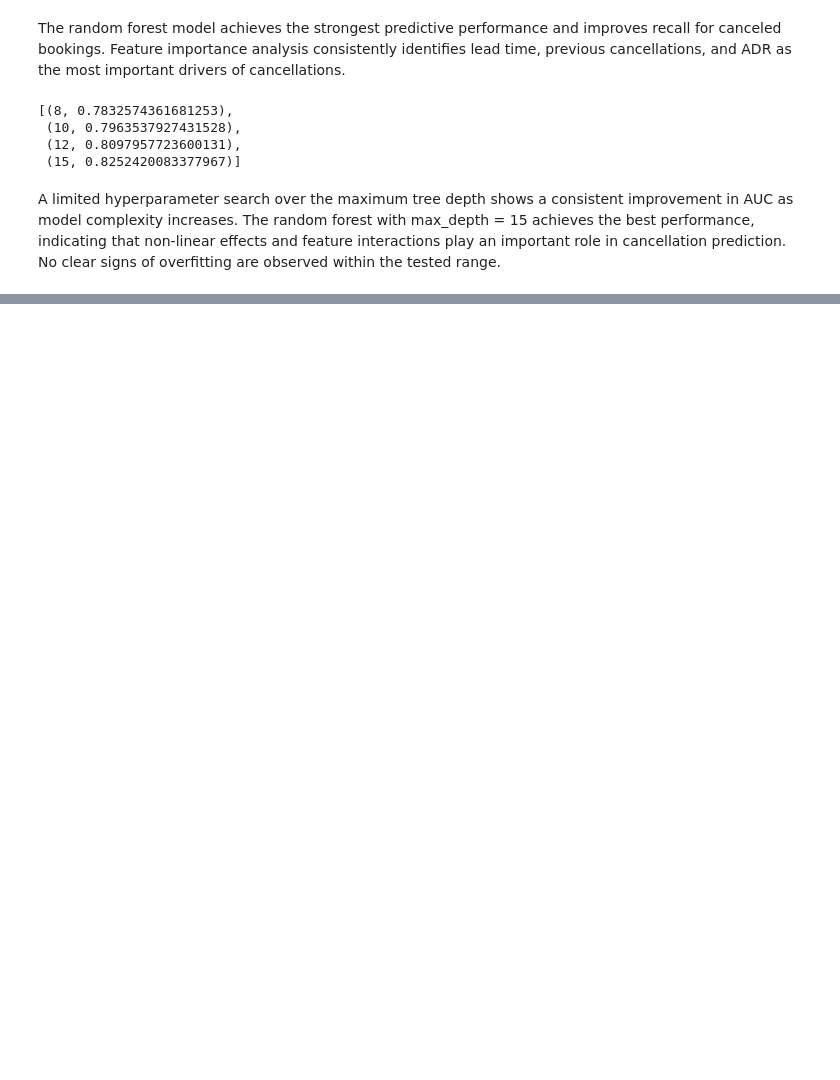
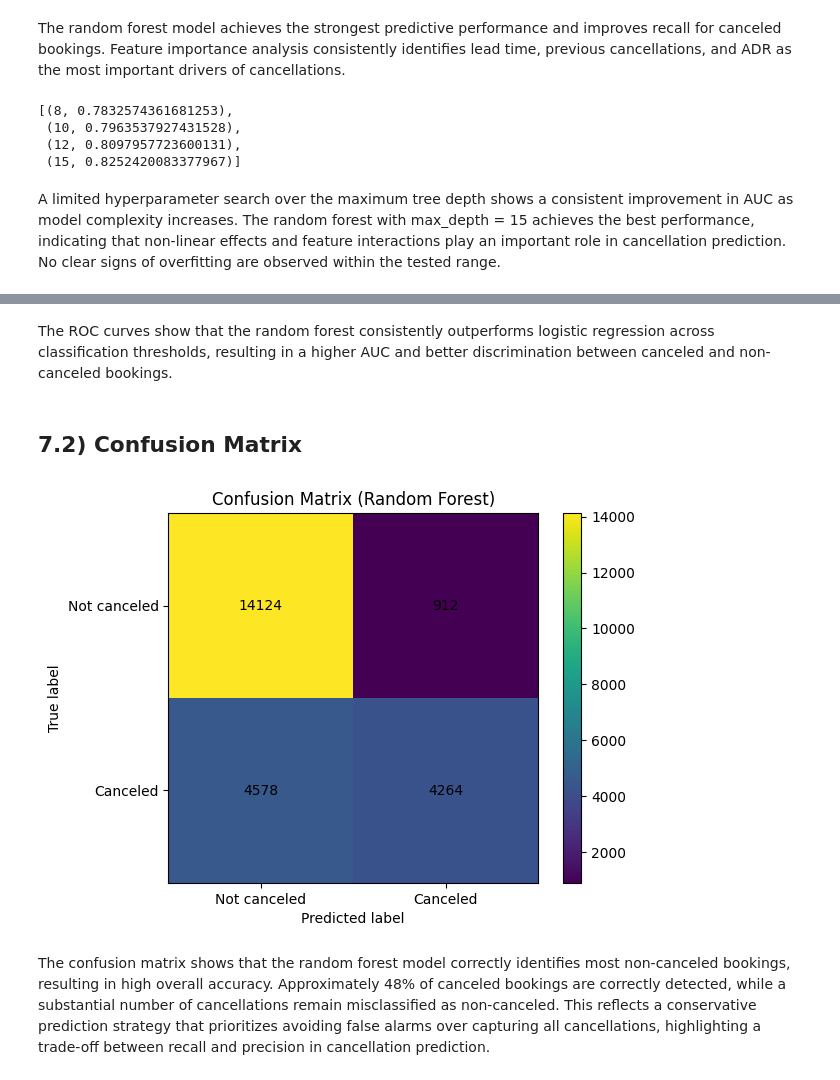
Before and after one commit to mdolf24/hotel-booking-demand, a Jupyter notebook: notebooks/03_modeling.ipynb, the cells around one changed output, grey strips where cells are left out. Drawn from its saved outputs; the diff is of its cells as text; code cells hidden in the pictures; blank space fills up the shorter version.

```diff
--- a/notebooks/03_modeling.ipynb
+++ b/notebooks/03_modeling.ipynb
@@ -318,0 +357,27 @@ comparison
+# %% [markdown]
+The ROC curves show that the random forest consistently outperforms logistic regression across classification thresholds, resulting in a higher AUC and better discrimination between canceled and non-canceled bookings.
+# %% [markdown]
+## 7.2) Confusion Matrix
+# %%
+cm = confusion_matrix(y_test, y_pred_test_rf)
+
+plt.figure()
+plt.imshow(cm)
+plt.title("Confusion Matrix (Random Forest)")
+plt.colorbar()
+plt.xlabel("Predicted label")
+plt.ylabel("True label")
+
+ticks = np.arange(2)
+plt.xticks(ticks, ["Not canceled", "Canceled"])
+plt.yticks(ticks, ["Not canceled", "Canceled"])
+
+for i in range(2):
+    for j in range(2):
+        plt.text(j, i, cm[i, j], ha="center", va="center")
+
+plt.show()
+# %% [output]
+[figure, added]
+# %% [markdown]
+The confusion matrix shows that the random forest model correctly identifies most non-canceled bookings, resulting in high overall accuracy. Approximately 48% of canceled bookings are correctly detected, while a substantial number of cancellations remain misclassified as non-canceled. This reflects a conservative prediction strategy that prioritizes avoiding false alarms over capturing all cancellations, highlighting a trade-off between recall and precision in cancellation prediction.
```
Also changed, not shown: parts of 11 cells of this notebook.
